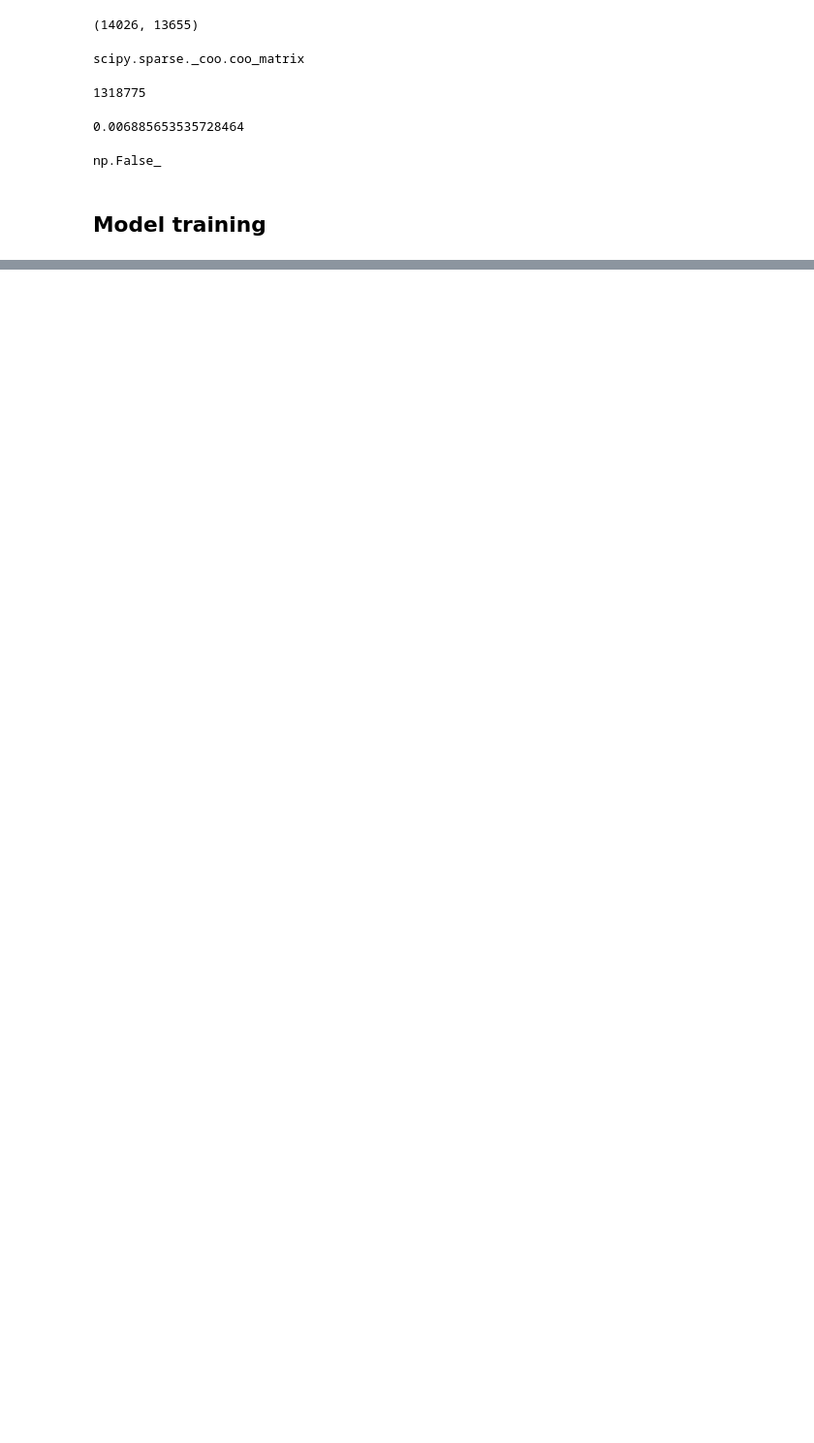
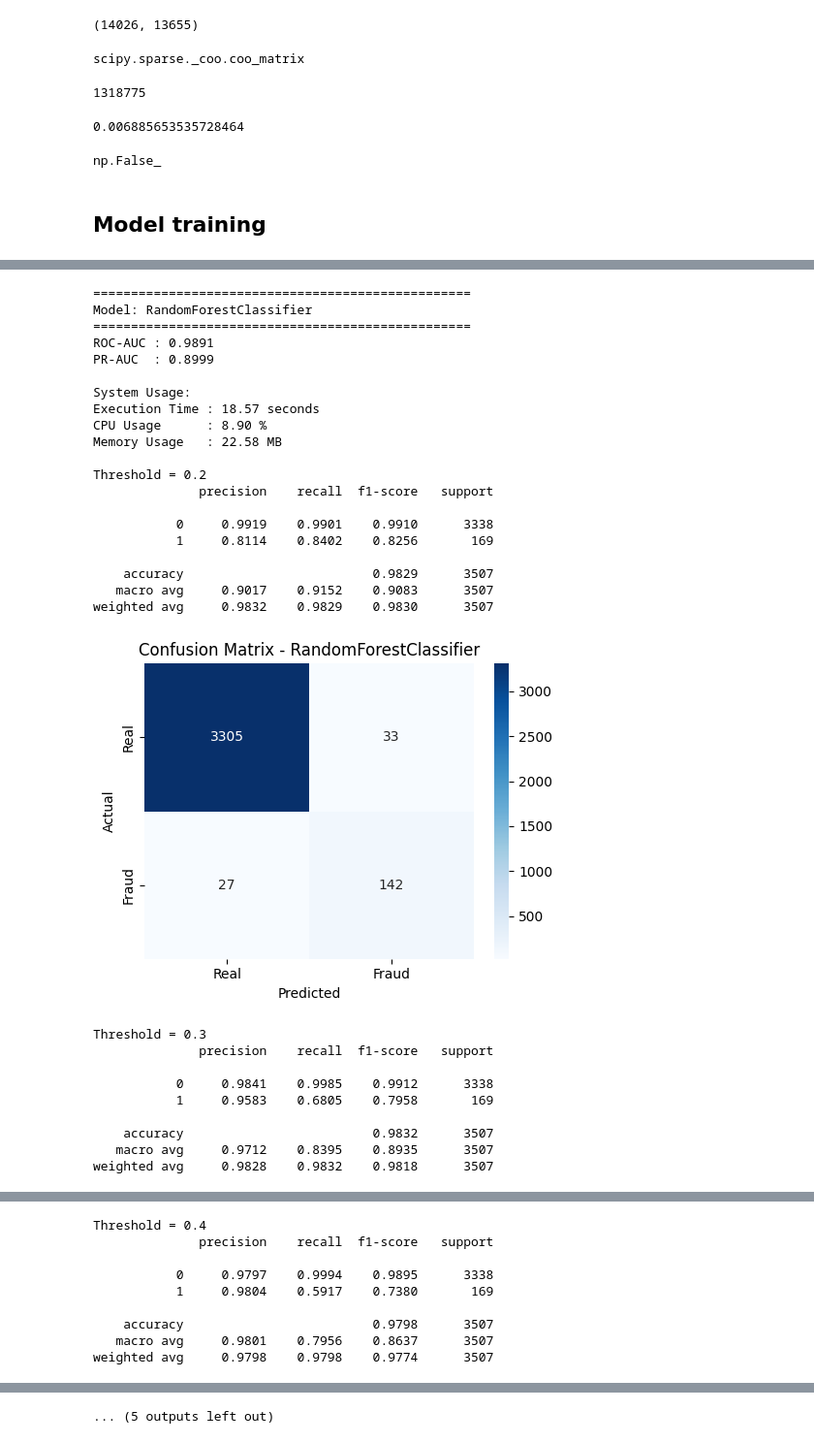
Before and after one commit to SpencerLimSzeSing/fraudulent-job-prediction, a Jupyter notebook: notebook/notebook.ipynb, the cells around one changed output, grey strips where cells are left out. Shown at 97% size. Drawn from its saved outputs; the diff is of its cells as text; code cells hidden in the pictures; blank space fills up the shorter version.

Commit message:
model tuning

```diff
--- a/notebook/notebook.ipynb
+++ b/notebook/notebook.ipynb
@@ -995,0 +1223,49 @@ Model Comparison:
+# %%
+thresholds = [0.2, 0.3, 0.4, 0.5]
+
+results = []
+
+for model in models:
+    res = evaluate_model_with_th(
+        model,
+        X_train_final,
+        y_train,
+        X_test_final,
+        y_test,
+        thresholds=thresholds
+    )
+    results.extend(res)
+
+results_df = pd.DataFrame(results)
+results_df.sort_values(by=["model", "threshold"])
+# %% [output]
+==================================================
+Model: RandomForestClassifier
+==================================================
+ROC-AUC : 0.9891
+PR-AUC  : 0.8999
+
+System Usage:
+Execution Time : 18.57 seconds
+CPU Usage      : 8.90 %
+Memory Usage   : 22.58 MB
+
+Threshold = 0.2
+              precision    recall  f1-score   support
+
+           0     0.9919    0.9901    0.9910      3338
+           1     0.8114    0.8402    0.8256       169
+
+    accuracy                         0.9829      3507
+   macro avg     0.9017    0.9152    0.9083      3507
+weighted avg     0.9832    0.9829    0.9830      3507
+[figure, added]
+Threshold = 0.3
+              precision    recall  f1-score   support
+
+           0     0.9841    0.9985    0.9912      3338
+           1     0.9583    0.6805    0.7958       169
+
+    accuracy                         0.9832      3507
+   macro avg     0.9712    0.8395    0.8935      3507
+weighted avg     0.9828    0.9832    0.9818      3507
@@ -995,0 +1273,9 @@ Model Comparison:
+Threshold = 0.4
+              precision    recall  f1-score   support
+
+           0     0.9797    0.9994    0.9895      3338
+           1     0.9804    0.5917    0.7380       169
+
+    accuracy                         0.9798      3507
+   macro avg     0.9801    0.7956    0.8637      3507
+weighted avg     0.9798    0.9798    0.9774      3507
@@ -995,0 +1324 @@ Model Comparison:
+... (5 outputs left out)
```
Also changed, not shown: parts of 11 cells of this notebook, 1 other file.
